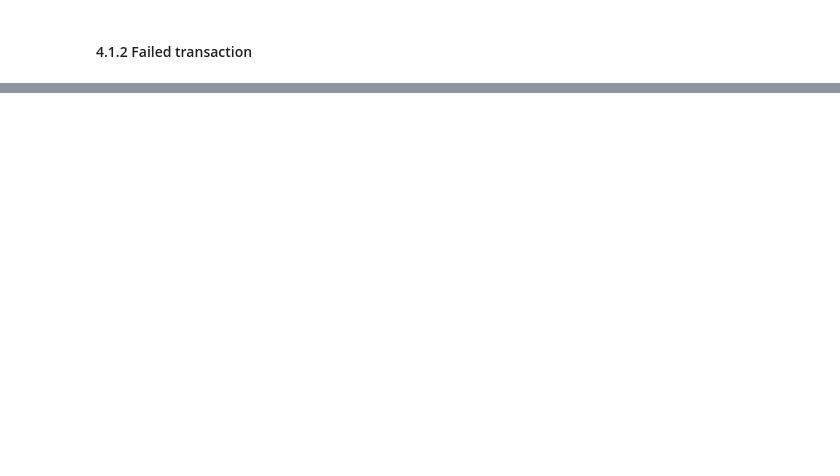
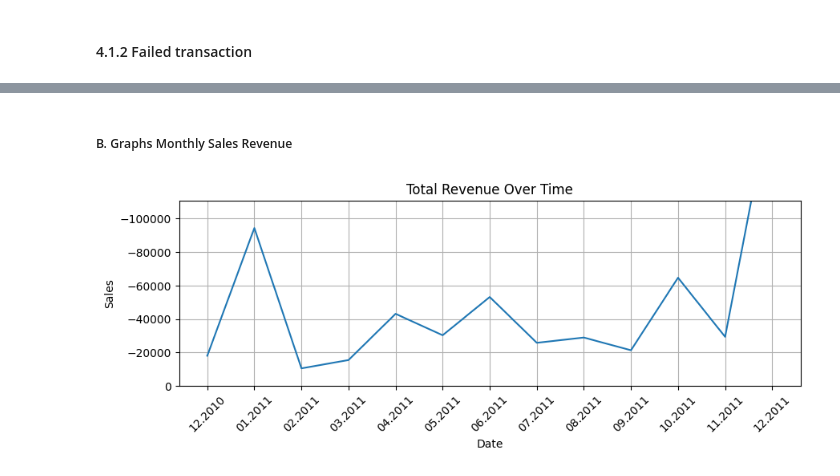
Before and after one commit to Mr-Ug/Learn-Data-Science, a Jupyter notebook: Data Science/Project Latihan 1/Project_Latihan_1.ipynb, the cells around one changed output, grey strips where cells are left out. Saved outputs shown, nothing was run; the diff lists cells and outputs as text; code cells hidden in the pictures; blank space fills up the shorter version.

```diff
--- a/Data Science/Project Latihan 1/Project_Latihan_1.ipynb
+++ b/Data Science/Project Latihan 1/Project_Latihan_1.ipynb
@@ -285,5 +431,0 @@ See the caveats in the documentation: https://pandas.pydata.org/pandas-docs/stab
-# %%
-# 6.2 monthly sales revenue
-
-Pendapatan_perbulan = Df_Clean.set_index('InvoiceDate')['Sales'].resample('M').sum()
-Pendapatan_perbulan
@@ -367,0 +432,7 @@ Customers_repeat.head(10)
+# %%
+# 4.1.2 Failed transaction
+
+Df_Gagal = Df_Clean.loc[Df_Clean['Quantity'] < 0]
+display(Df_Gagal.head())
+
+display(Df_Gagal.shape)
@@ -367,0 +454,5 @@ Customers_repeat.head(10)
+# %%
+# A. Monthly transactions
+
+Transaksi_perbulan = Df_Gagal.set_index('InvoiceDate')['InvoiceNo'].resample('M').nunique()
+print(Transaksi_perbulan)
@@ -367,0 +505,5 @@ Customers_repeat.head(10)
+# %%
+# A. monthly sales revenue
+
+Pendapatan_perbulan = Df_Gagal.set_index('InvoiceDate')['Sales'].resample('M').sum()
+Pendapatan_perbulan
@@ -367,0 +526,26 @@ Customers_repeat.head(10)
+# %% [markdown]
+##### B. Graphs Monthly Sales Revenue
+# %%
+# B. Graphs Monthly Sales Revenue
+
+Ax = pd.DataFrame(Pendapatan_perbulan.values).plot(
+    grid=True,
+    figsize=(10,3),
+    legend=False
+)
+
+Ax.set_xlabel('Date')
+Ax.set_ylabel('Sales')
+Ax.set_title('Total Revenue Over Time')
+
+Ax.set_ylim([0, max(Pendapatan_perbulan.values)-100000])
+
+plt.xticks(
+    range(len(Pendapatan_perbulan.index)),
+    [x.strftime('%m.%Y') for x in Pendapatan_perbulan.index],
+    rotation=45
+)
+
+plt.show()
+# %% [output]
+[figure, added]
```
Also changed, not shown: parts of 63 cells of this notebook.
